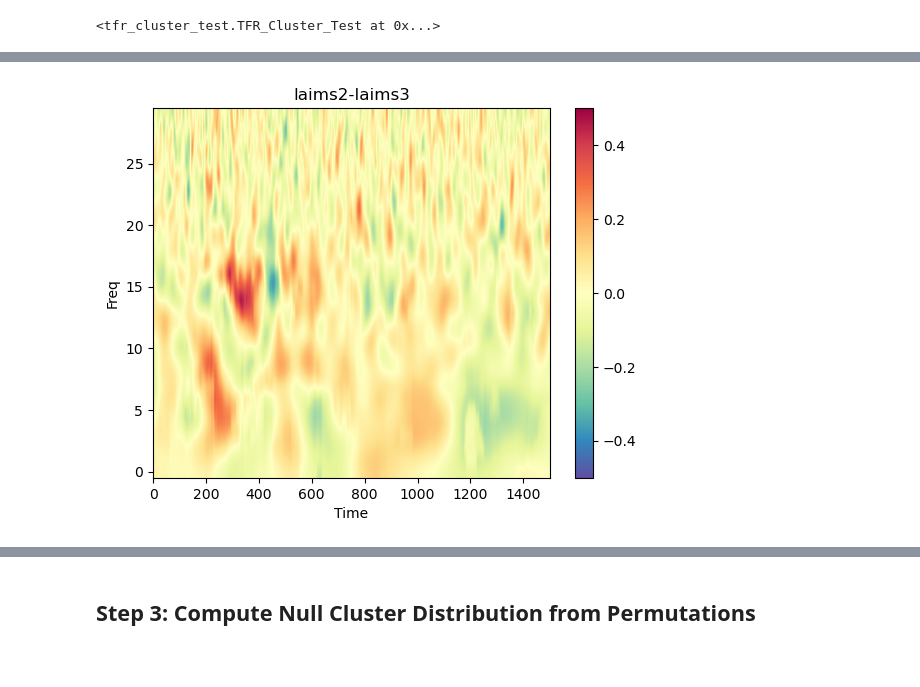
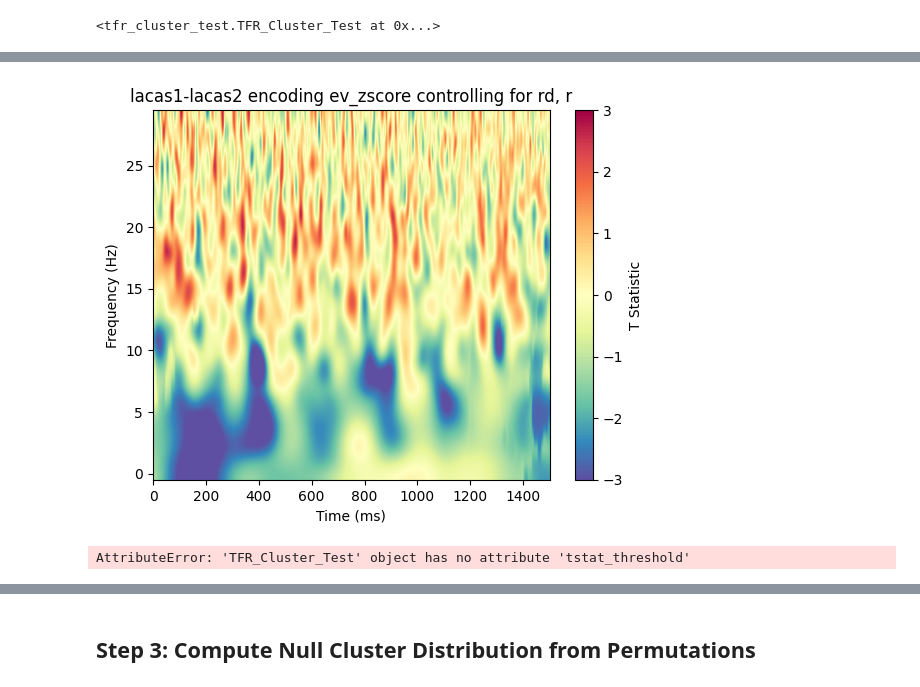
Before and after one commit to aliefink/NeuroCluster, a Jupyter notebook: notebooks/NeuroCluster_clean.ipynb, the cells around one changed output, grey strips where cells are left out. Saved outputs shown, nothing was run; the diff lists cells and outputs as text; code cells hidden in the pictures; blank space fills up the shorter version.

```diff
--- a/notebooks/NeuroCluster_clean.ipynb
+++ b/notebooks/NeuroCluster_clean.ipynb
@@ -191,9 +222,33 @@ array([[ 0.62723178,  0.61911294,  0.61088622, ..., -0.09695997,
+# %%
+def plot_tstats(tstats, cluster_test):
+
+    plt.imshow(tstats, interpolation = 'Bicubic',cmap='Spectral_r', aspect='auto',origin='lower',vmin=-3,vmax=3)
+    cbar = plt.colorbar()
+    cbar.set_label('T Statistic')
+    plt.ylabel('Frequency (Hz)')
+    plt.xlabel('Time (ms)')
+    # make title dynamic depending on whether or not you are controlling for other variables
+    if cluster_test.predictor_data.columns.tolist() == [cluster_test.permute_var]:
+        plt.title(f'{cluster_test.ch_name} encoding {cluster_test.permute_var}')
+    else:
+        beh_variables = cluster_test.predictor_data.columns.tolist().copy()
+        control_variables = [var for var in beh_variables if var != cluster_test.permute_var]
+        control_variables_str = ", ".join(control_variables)
+        plt.title(f'{cluster_test.ch_name} encoding {cluster_test.permute_var} controlling for {control_variables_str}')
+    plt.show()
+
+plot_tstats(tstats, cluster_test)
+# %% [output]
+[figure, added]
 # %%
-plt.imshow(betas, interpolation = 'Bicubic',cmap='Spectral_r', aspect='auto',origin='lower',vmin=-.5,vmax=.5)
-plt.colorbar()
-plt.ylabel('Freq')
-plt.xlabel('Time')
-plt.title(f'{power_epochs.ch_names[16]}')
-plt.show()
+def plot_tstat_threshold():
+
+    plt.imshow(cluster_test.tstat_threshold, interpolation = 'Bicubic',cmap='Spectral_r', aspect='auto',origin='lower',vmin=-3,vmax=3)
+    cbar = plt.colorbar()
+    cbar.set_label('T Statistic Threshold')
+    plt.ylabel('Frequency (Hz)')
+    plt.xlabel('Time (ms)')
+    plt.title('T Statistic Threshold')
+    plt.show()
 # %% [output]
-[figure, removed]
+AttributeError: 'TFR_Cluster_Test' object has no attribute 'tstat_threshold'
```
Also changed, not shown: parts of 28 cells of this notebook, 7 other files.
